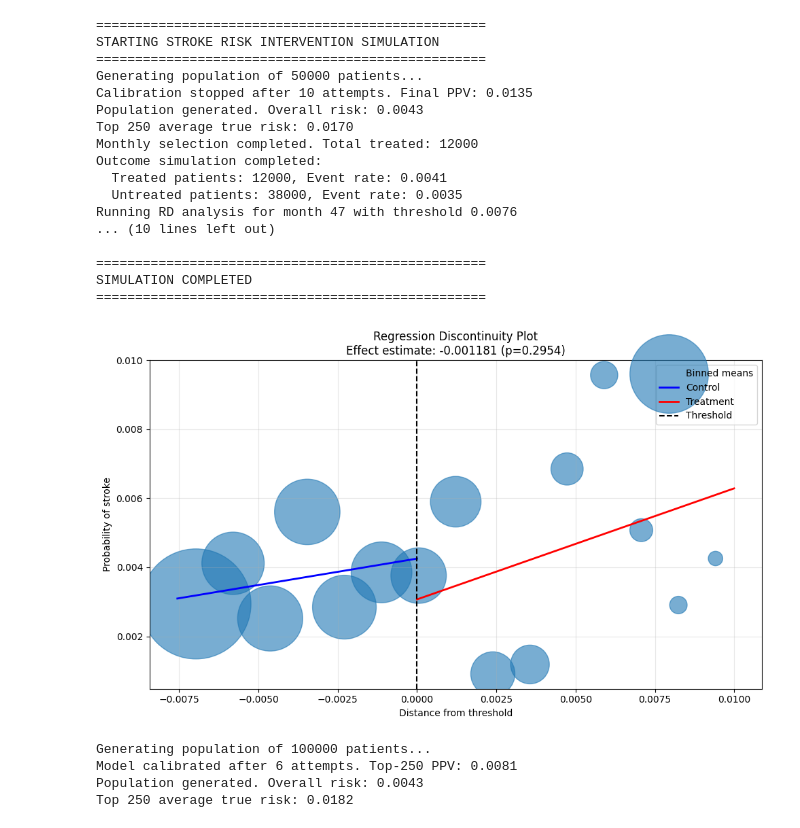
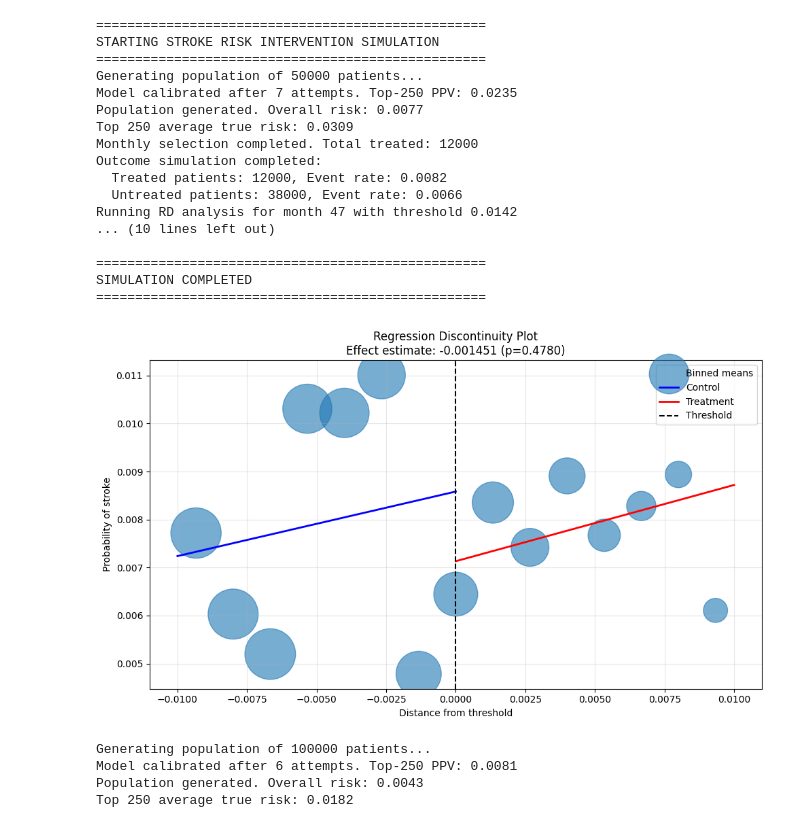
Before and after one commit to Mdraugelis/causal-eval, a Jupyter notebook: notebooks/causal_explore.ipynb, the cells around one changed output. Saved outputs shown, nothing was run; the diff lists cells and outputs as text; code cells hidden in the pictures.

```diff
--- a/notebooks/causal_explore.ipynb
+++ b/notebooks/causal_explore.ipynb
@@ -497,33 +9,33 @@ def run_simulation_rd(pop_size=100_000,
 # %%
 results = run_simulation_rd(
         pop_size=50_000,
-        baseline_prevalence=0.05,
-        top_k_factor=5,
+        baseline_prevalence=0.089,
+        top_k_factor=3,
         intervention_efficacy=0.3,
         top_k=250,
         months=48,
         bandwidth=0.01,
         random_seed=45
     )
 # %% [output]
 ==================================================
 STARTING STROKE RISK INTERVENTION SIMULATION
 ==================================================
 Generating population of 50000 patients...
-Calibration stopped after 10 attempts. Final PPV: 0.0135
-Population generated. Overall risk: 0.0043
-Top 250 average true risk: 0.0170
+Model calibrated after 7 attempts. Top-250 PPV: 0.0235
+Population generated. Overall risk: 0.0077
+Top 250 average true risk: 0.0309
 Monthly selection completed. Total treated: 12000
 Outcome simulation completed:
-  Treated patients: 12000, Event rate: 0.0041
-  Untreated patients: 38000, Event rate: 0.0035
-Running RD analysis for month 47 with threshold 0.0076
+  Treated patients: 12000, Event rate: 0.0082
+  Untreated patients: 38000, Event rate: 0.0066
+Running RD analysis for month 47 with threshold 0.0142
 ... (10 lines left out)
 
 ==================================================
 SIMULATION COMPLETED
 ==================================================
-[figure, old version]
+[figure, new version]
 # %%
 df_pop = generate_population(pop_size=100_000,
                        baseline_prevalence=0.05,
```
Also changed, not shown: parts of 1 cell of this notebook, 2 other files.
